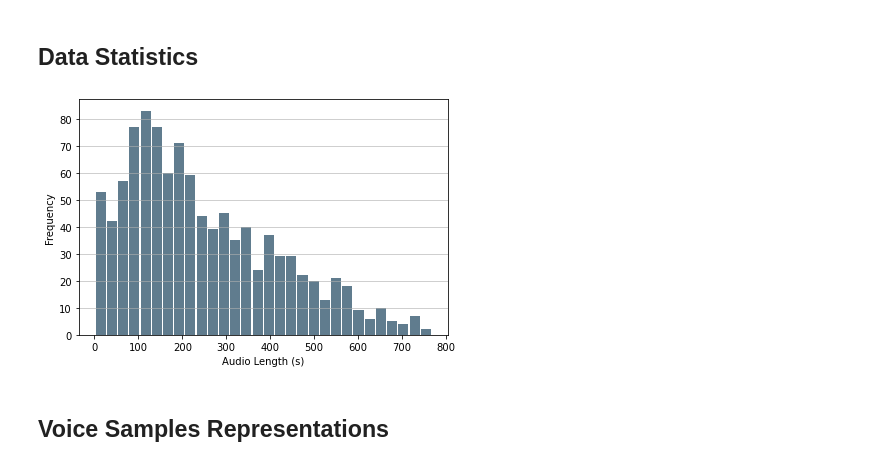
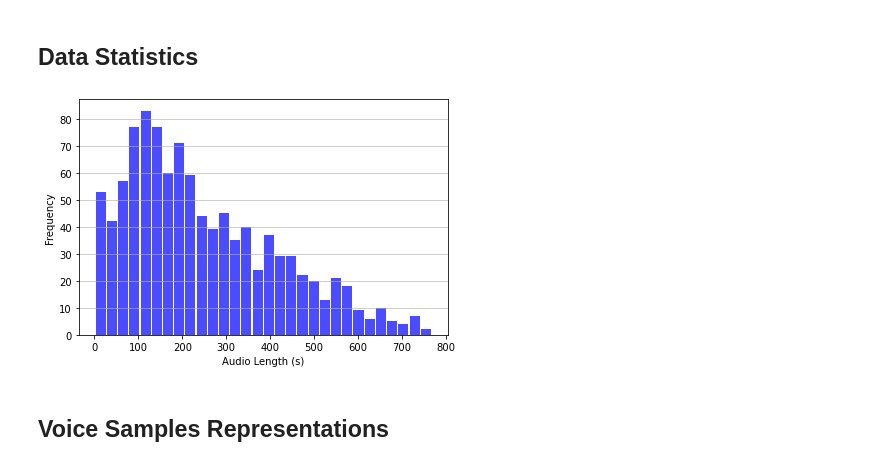
Before and after one commit to gist-ailab/BattleSound, a Jupyter notebook: visualize/visualization.ipynb, the cells around one changed output. Drawn from its saved outputs; the diff is of its cells as text; code cells hidden in the pictures.

```diff
--- a/visualize/visualization.ipynb
+++ b/visualize/visualization.ipynb
@@ -453,28 +453,28 @@ plt.tight_layout()
 # %%
 import pickle
 import numpy as np
 import matplotlib.pyplot as plt
 
 with open('stat.pkl', 'rb') as f:
     data = pickle.load(f)
 
 # example data
 fig, ax = plt.subplots()
 
 # the histogram of the data
-n, bins, patches = ax.hist(data, bins=30, rwidth=0.9, color='#607c8e')
+n, bins, patches = ax.hist(data, bins=30, rwidth=0.9, color='blue', alpha=0.7)
 
 
 # add a 'best fit' line
 ax.set_xlabel('Audio Length (s)')
 ax.set_ylabel('Frequency')
 plt.grid(axis='y', alpha=0.75)
 
 # Tweak spacing to prevent clipping of ylabel
 fig.tight_layout()
 plt.show()
 # %% [output]
-[figure, old version]
+[figure, new version]
 # %% [markdown]
 ## Voice Samples Representations
 # %%
```
Also changed, not shown: parts of 4 cells of this notebook.
